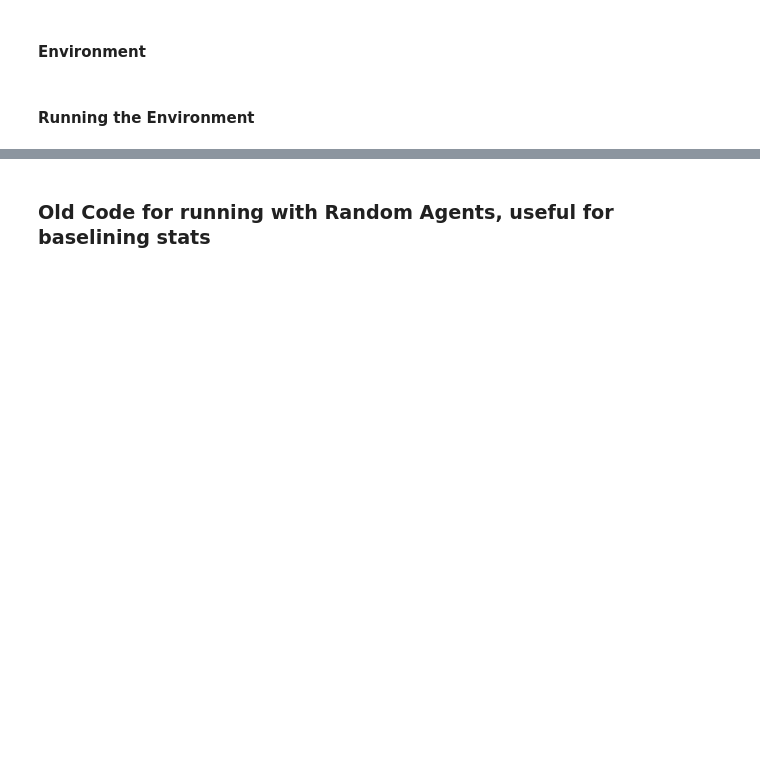
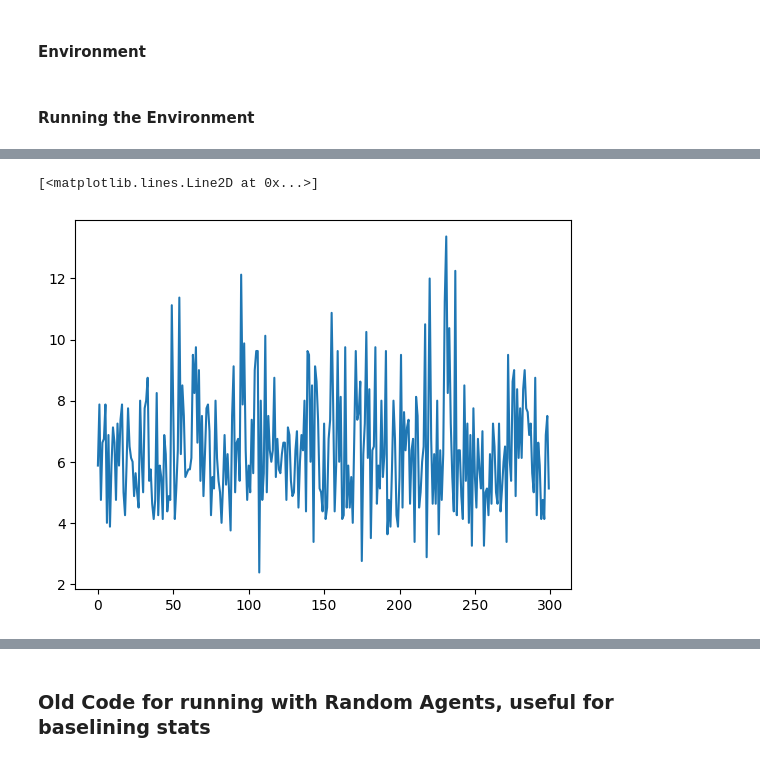
Before and after one commit to RyanKruk/PokerBot, a Jupyter notebook: poker.ipynb, the cells around one changed output, grey strips where cells are left out. Cells and saved outputs as stored; diff of their text form; code cells hidden in the pictures; blank space fills up the shorter version.

```diff
--- a/poker.ipynb
+++ b/poker.ipynb
@@ -456,0 +462,3 @@ for b in tqdm(range(agent_config['B']), desc=f'Poker Batches of {agent_config["N
+# %%
+rounds_played = [len(stack) for stack in stack_sizes]
+games_won = [stack[-1] > env_config['min_bet'] for stack in stack_sizes]
@@ -456,0 +469,8 @@ for b in tqdm(range(agent_config['B']), desc=f'Poker Batches of {agent_config["N
+# %%
+average_rounds_played = []
+for i in range(0, len(rounds_played), 8):
+    average_rounds_played.append(np.mean(rounds_played[i:i+8]))
+plt.plot(average_rounds_played)
+# %% [output]
+[<matplotlib.lines.Line2D at 0x...>]
+[figure, added]
```
Also changed, not shown: parts of 10 cells of this notebook, 6 other files.
